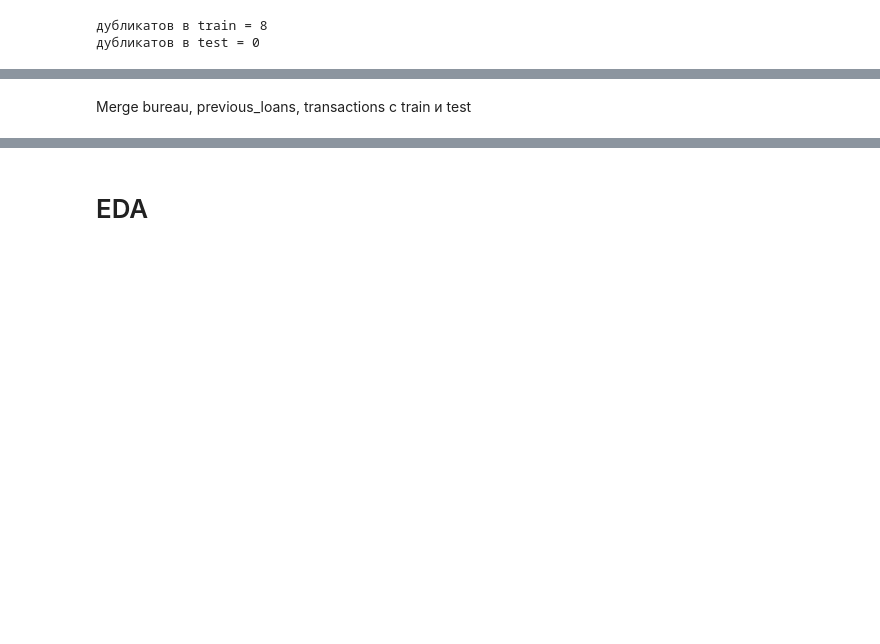
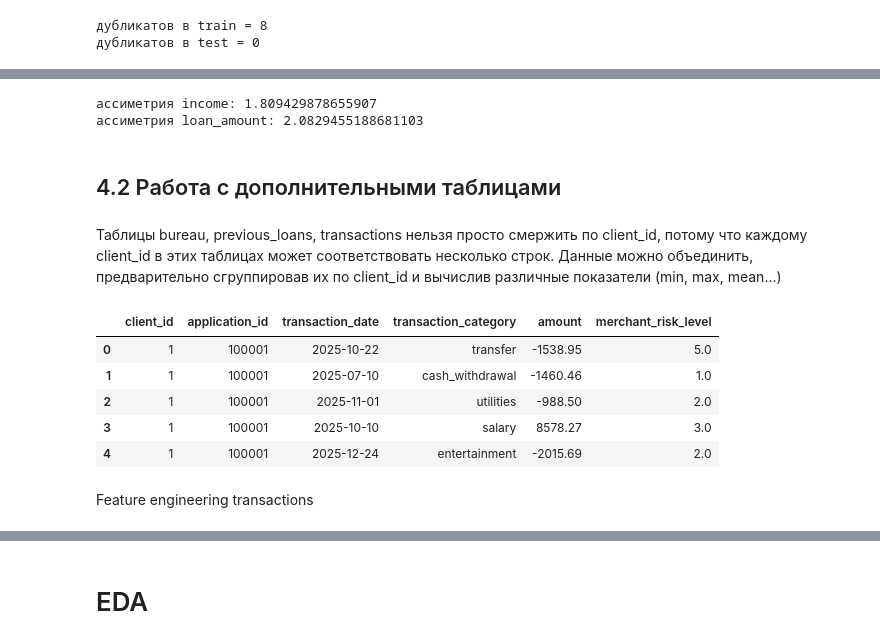
Before and after one commit to Polemarh/credit_scoring_ml, a Jupyter notebook: simple_baseline.ipynb, the cells around one changed output, grey strips where cells are left out. Drawn from its saved outputs; the diff is of its cells as text; code cells hidden in the pictures; blank space fills up the shorter version.

```diff
--- a/simple_baseline.ipynb
+++ b/simple_baseline.ipynb
@@ -124,0 +171,14 @@ test = test.drop(columns=cols_drop)
+# %%
+# денежные показатели обычно ассиметричны, устраняю симметрию логарифмированием
+
+print(f"ассиметрия income: {train['income'].skew()}")
+print(f"ассиметрия loan_amount: {train['loan_amount'].skew()}")
+
+train['log_income'] = np.log(train['income'] + 1)
+test['log_income'] = np.log(test['income'] + 1)
+
+train['log_loan_amount'] = np.log1p(train['loan_amount'])
+test['log_loan_amount'] = np.log1p(test['loan_amount'])
+# %% [output]
+ассиметрия income: 1.809429878655907
+ассиметрия loan_amount: 2.0829455188681103
@@ -125,3 +202,16 @@ test = test.drop(columns=cols_drop)
+# %% [markdown]
+## 4.2 Работа с дополнительными таблицами
 # %% [markdown]
-Merge bureau, previous_loans, transactions c train и test
+Таблицы bureau, previous_loans, transactions нельзя просто смержить по client_id, потому что каждому client_id в этих таблицах может соответствовать несколько строк. Данные можно объединить, предварительно сгруппировав их по client_id и вычислив различные показатели (min, max, mean...)
+# %%
+transactions.head()
+# %% [output]
+|  | client_id | application_id | transaction_date | transaction_category | amount | merchant_risk_level |
+| 0 | 1 | 100001 | 2025-10-22 | transfer | -1538.95 | 5.0 |
+| 1 | 1 | 100001 | 2025-07-10 | cash_withdrawal | -1460.46 | 1.0 |
+| 2 | 1 | 100001 | 2025-11-01 | utilities | -988.50 | 2.0 |
+| 3 | 1 | 100001 | 2025-10-10 | salary | 8578.27 | 3.0 |
+| 4 | 1 | 100001 | 2025-12-24 | entertainment | -2015.69 | 2.0 |
+# %% [markdown]
+Feature engineering transactions
 # %%
```
Also changed, not shown: parts of 64 cells of this notebook.
